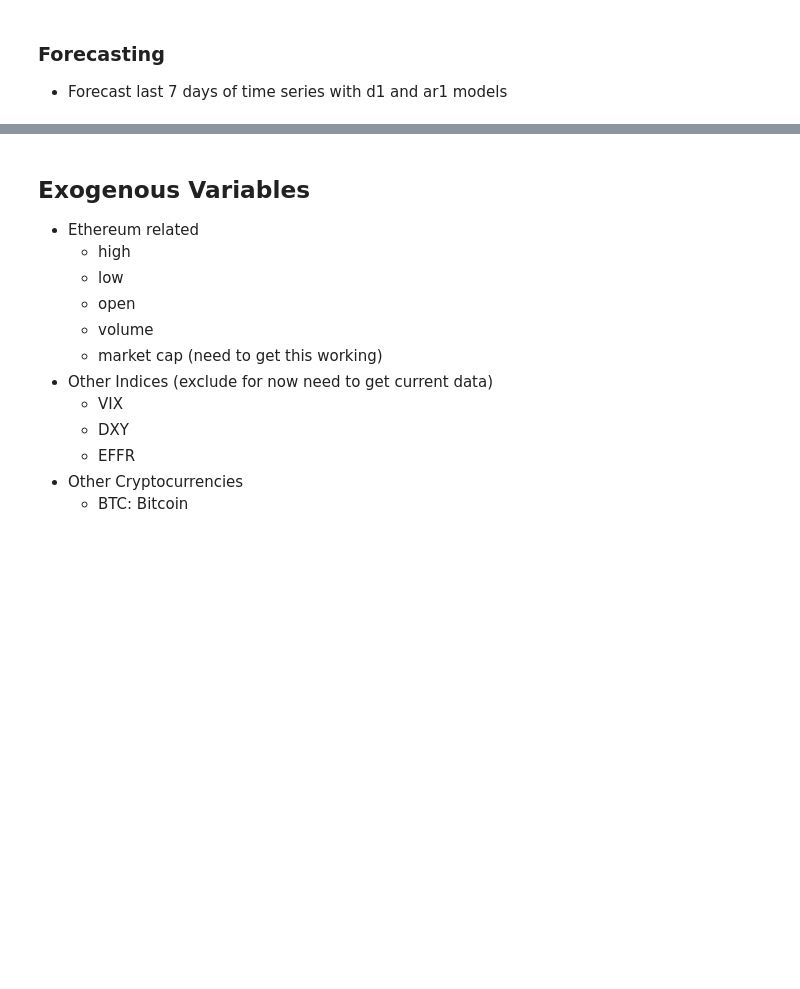
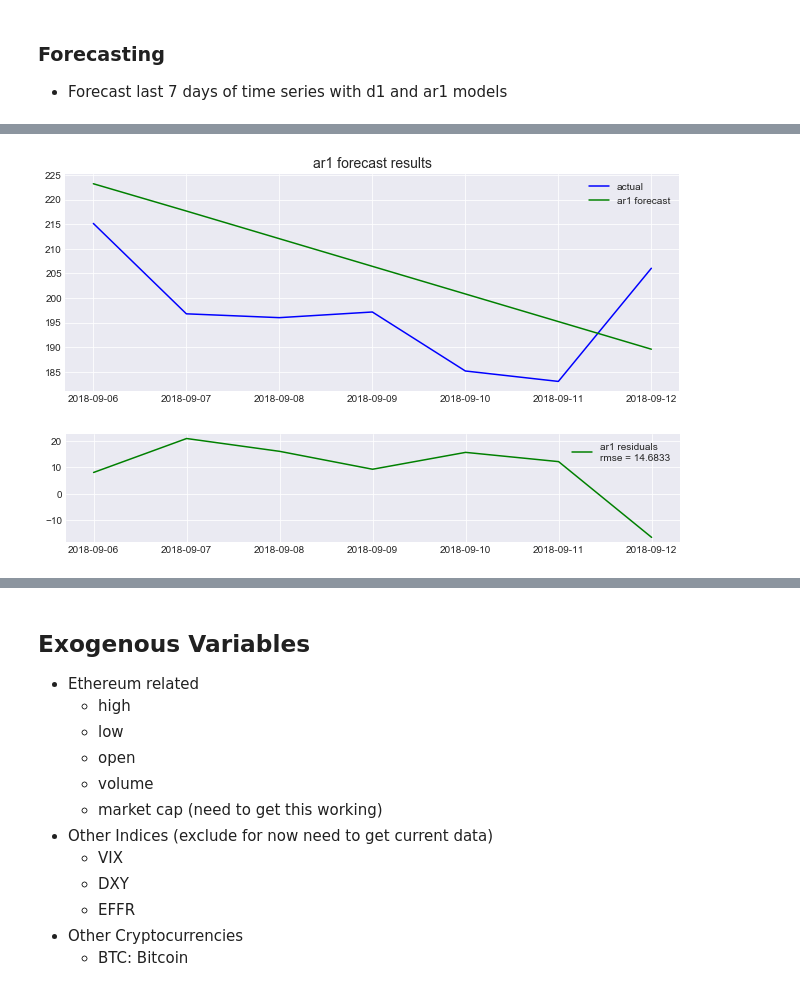
Before and after one commit to brianmcguckin/thinkful_unit_06_specializations, a Jupyter notebook: eth_ts.ipynb, the cells around one changed output, grey strips where cells are left out. Drawn from its saved outputs; the diff is of its cells as text; code cells hidden in the pictures; blank space fills up the shorter version.

```diff
--- a/eth_ts.ipynb
+++ b/eth_ts.ipynb
@@ -386,14 +371,50 @@ d1f_rmse = np.sqrt((d1f_resid ** 2).mean())
 # %%
 ar1 = ARIMA(
     endog=y_train,
     order=(1,1,0)
 ).fit()
 
-ar1_pred = ar1.predict(
-    start=start_date,
-    end=end_date
-)
+#ar1_pred = ar1.predict(
+#    start=start_date,
+#    end=end_date
+#)
 
 ar1f = ar1.forecast(steps=7)
 ar1f_resid = ar1f[0] - y_test
 ar1f_rmse = np.sqrt((ar1f_resid ** 2).mean())
+
+# plot results
+plt.figure(figsize=(11,4))
+plt.title('ar1 forecast results', size=14)
+
+# actual
+plt.plot(
+    df_05.index.values[-7:],
+    y_test,
+    label='actual',
+    color='blue',
+)
+
+# forecasted
+plt.plot(
+    df_05.index.values[-7:],
+    ar1f[0],
+    label='ar1 forecast',
+    color='green',
+)
+plt.legend()
+plt.show()
+
+# resids
+plt.figure(figsize=(11,2))
+plt.plot(
+    df_05.index.values[-7:],
+    ar1f_resid,
+    label='ar1 residuals\nrmse = {:.4f}'.format(ar1f_rmse),
+    color='green',
+)
+plt.legend()
+plt.show()
+# %% [output]
+[figure, added]
+[figure, added]
```
Also changed, not shown: parts of 24 cells of this notebook.
